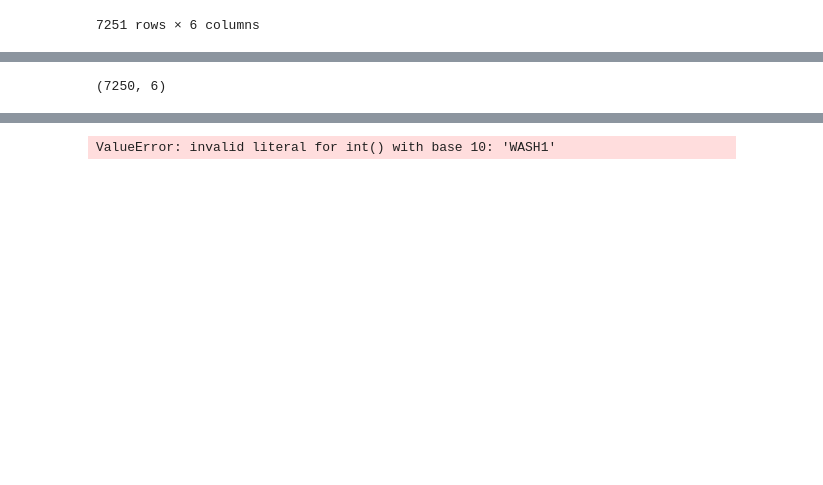
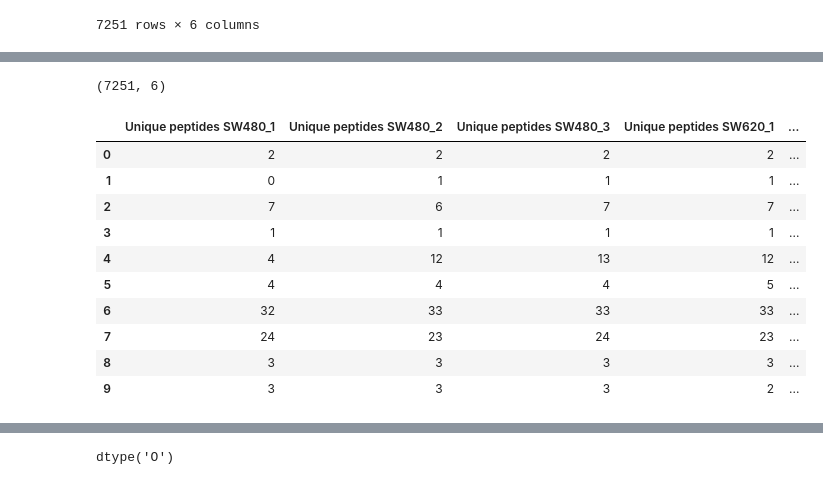
Before and after one commit to imoisharma/Proteomics, a Jupyter notebook: data9.ipynb, the cells around one changed output, grey strips where cells are left out. Saved outputs shown, nothing was run; the diff lists cells and outputs as text; code cells hidden in the pictures; blank space fills up the shorter version.

```diff
--- a/data9.ipynb
+++ b/data9.ipynb
@@ -124,4 +106,24 @@ df5_new = df5.drop(df5.index[18])
 # %%
-df5_new.shape
+df5.shape
 # %% [output]
-(7250, 6)
+(7251, 6)
+# %%
+df5 = df5[np.isfinite(pd.to_numeric(df5['Unique peptides SW480_1'], errors="coerce"))]
+df5 = df5[np.isfinite(pd.to_numeric(df5['Unique peptides SW480_2'], errors="coerce"))]
+df5 = df5[np.isfinite(pd.to_numeric(df5['Unique peptides SW480_3'], errors="coerce"))]
+df5 = df5[np.isfinite(pd.to_numeric(df5['Unique peptides SW620_1'], errors="coerce"))]
+df5 = df5[np.isfinite(pd.to_numeric(df5['Unique peptides SW620_2'], errors="coerce"))]
+df5 = df5[np.isfinite(pd.to_numeric(df5['Unique peptides Sw620_3'], errors="coerce"))]
+df5.head(10)
+# %% [output]
+|  | Unique peptides SW480_1 | Unique peptides SW480_2 | Unique peptides SW480_3 | Unique peptides SW620_1 | ... |
+| 0 | 2 | 2 | 2 | 2 | ... |
+| 1 | 0 | 1 | 1 | 1 | ... |
+| 2 | 7 | 6 | 7 | 7 | ... |
+| 3 | 1 | 1 | 1 | 1 | ... |
+| 4 | 4 | 12 | 13 | 12 | ... |
+| 5 | 4 | 4 | 4 | 5 | ... |
+| 6 | 32 | 33 | 33 | 33 | ... |
+| 7 | 24 | 23 | 24 | 23 | ... |
+| 8 | 3 | 3 | 3 | 3 | ... |
+| 9 | 3 | 3 | 3 | 2 | ... |
@@ -150,5 +157,4 @@ df
-# %%
-df5_new['Unique peptides SW480_1'] = df5_new['Unique peptides SW480_1'].astype('int')
-df5_new['Unique peptides SW480_1'].dtype
-# %% [output]
-ValueError: invalid literal for int() with base 10: 'WASH1'
+# %%
+df5['Unique peptides SW480_1'].as
+# %% [output]
+dtype('O')
```
Also changed, not shown: parts of 9 cells of this notebook.
